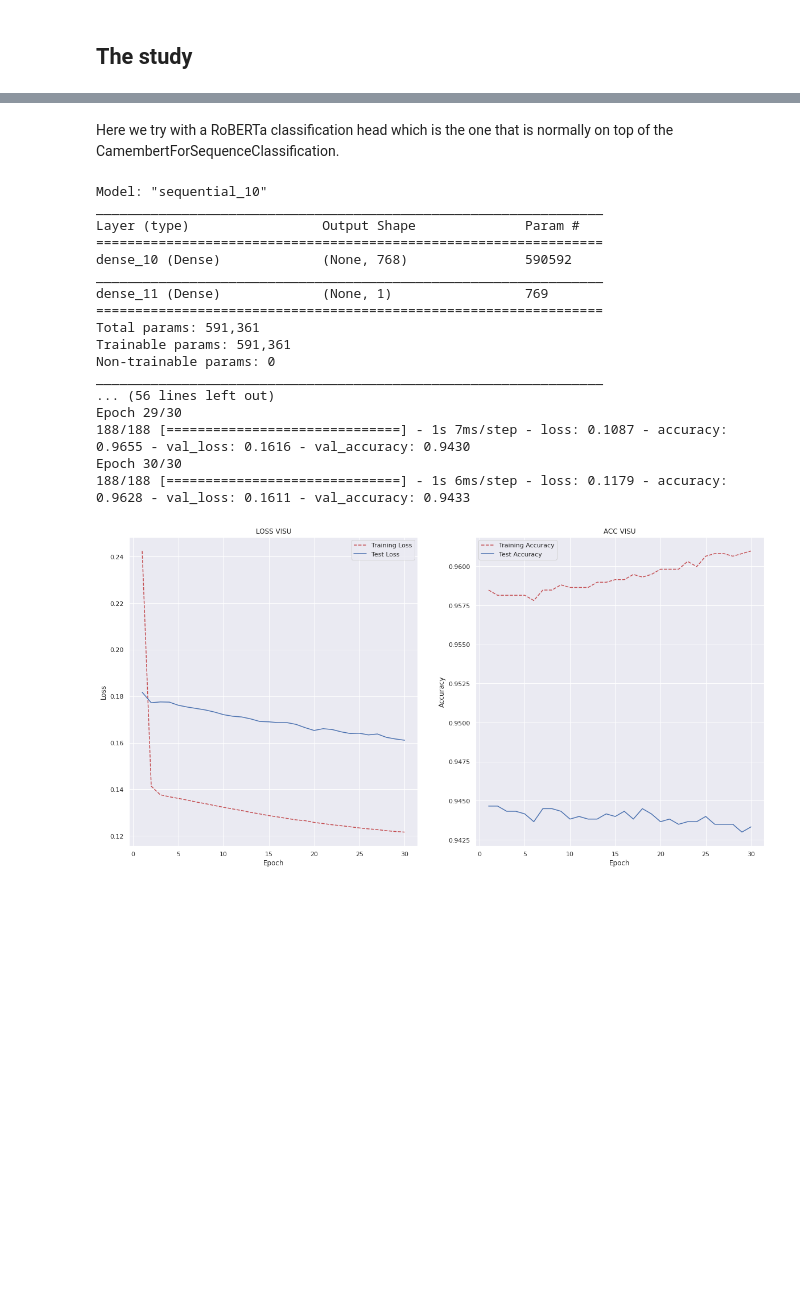
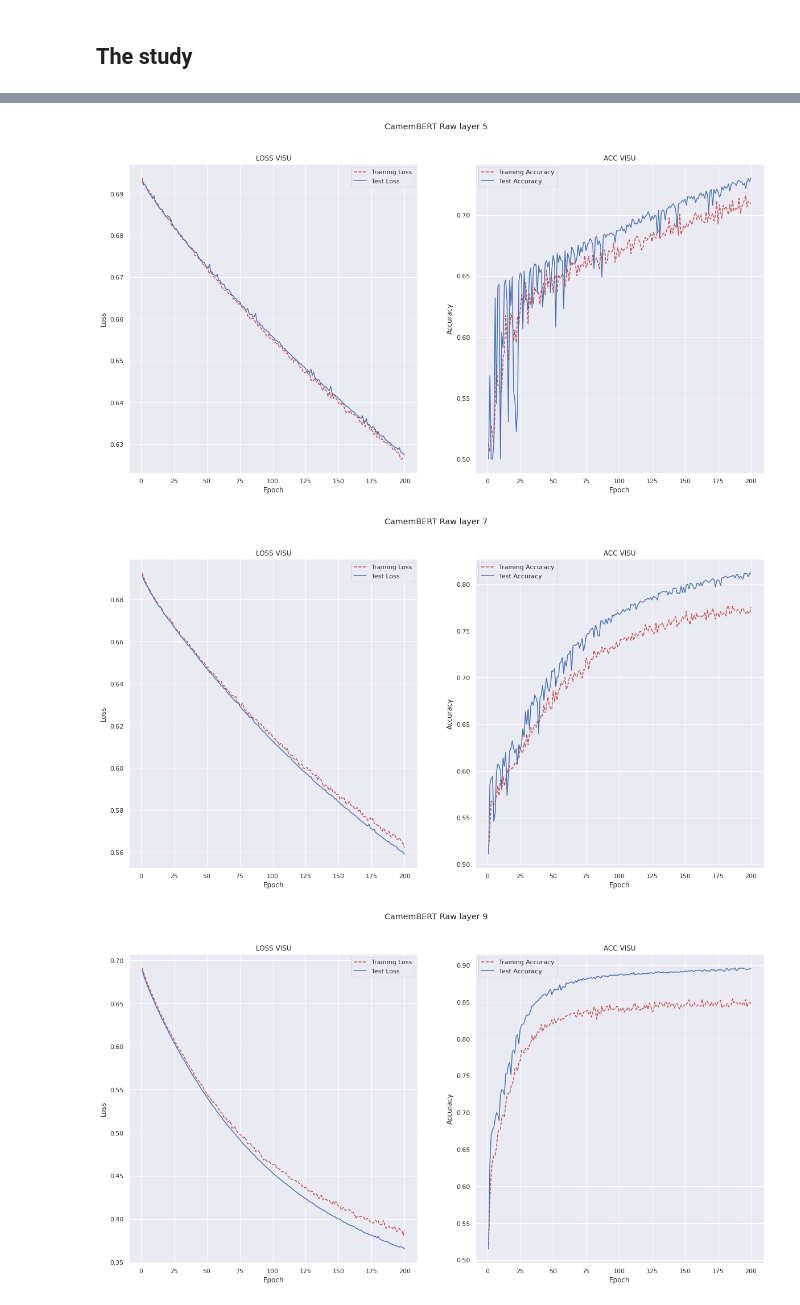
Before and after one commit to lolofo/pir_irisa_insa, a Jupyter notebook: cls_study.ipynb, the cells around one changed output, grey strips where cells are left out. Drawn from its saved outputs; the diff is of its cells as text; code cells hidden in the pictures; blank space fills up the shorter version.

```diff
--- a/cls_study.ipynb
+++ b/cls_study.ipynb
@@ -275,25 +216,43 @@ Epoch 30/30
-# %% [markdown]
-Here we try with a RoBERTa classification head which is the one that is normally on top of the CamembertForSequenceClassification.
-# %%
-m, f = class_head(train_cb_ft, train_label_cb_13, test_cb_ft, test_label_cb_ft,
-                  lr=0.00001,
-                  tp="RoBERTa")
-# %% [output]
-Model: "sequential_10"
-_________________________________________________________________
-Layer (type)                 Output Shape              Param #
-=================================================================
-dense_10 (Dense)             (None, 768)               590592
-_________________________________________________________________
-dense_11 (Dense)             (None, 1)                 769
-=================================================================
-Total params: 591,361
-Trainable params: 591,361
-Non-trainable params: 0
-_________________________________________________________________
-... (56 lines left out)
-Epoch 29/30
-188/188 [==============================] - 1s 7ms/step - loss: 0.1087 - accuracy: 0.9655 - val_loss: 0.1616 - val_accuracy: 0.9430
-Epoch 30/30
-188/188 [==============================] - 1s 6ms/step - loss: 0.1179 - accuracy: 0.9628 - val_loss: 0.1611 - val_accuracy: 0.9433
-[figure, removed]
+# %%
+with open('numpy_save/camembert_raw.npy', 'rb') as f:
+    train_array_5 = np.load(f)
+    train_array_7 = np.load(f)
+    train_array_9 = np.load(f)
+    train_array_11 = np.load(f)
+    train_array_12 = np.load(f)
+
+    test_array_5 = np.load(f)
+    test_array_7 = np.load(f)
+    test_array_9 = np.load(f)
+    test_array_11 = np.load(f)
+    test_array_12 = np.load(f)
+
+    train_label = np.load(f)
+    test_lab = np.load(f)
+# %%
+# models creations
+model_cb_r_5, fig_5, acc_5 = class_head(x_train=train_array_5, y_train=train_label, x_test=test_array_5, n=200,
+                                        y_test=test_label, title="CamemBERT Raw layer 5")
+plt.show()
+model_cb_r_7, fig_7, acc_7 = class_head(train_array_7, train_label, test_array_7, test_label, n=200,
+                                        title="CamemBERT Raw layer 7")
+plt.show()
+model_cb_r_9, fig_9, acc_9 = class_head(train_array_9, train_label, test_array_9, test_label, n=200,
+                                        title="CamemBERT Raw layer 9")
+plt.show()
+model_cb_r_11, fig_11, acc_11 = class_head(train_array_11, train_label, test_array_11, test_label, n=200,
+                                           title="CamemBERT Raw layer 11")
+plt.show()
+model_cb_r_12, fig_12, acc_12 = class_head(train_array_12, train_label, test_array_12, test_label, n=60,
+                                           title="CamemBERT Raw layer 12")
+plt.show()
+
+treillis[2, 0] = acc_5
+treillis[2, 1] = acc_7
+treillis[2, 2] = acc_9
+treillis[2, 3] = acc_11
+treillis[2, 4] = acc_12
+# %% [output]
+[figure, added]
+[figure, added]
+[figure, added]
```
Also changed, not shown: parts of 32 cells of this notebook, 3 other files.
